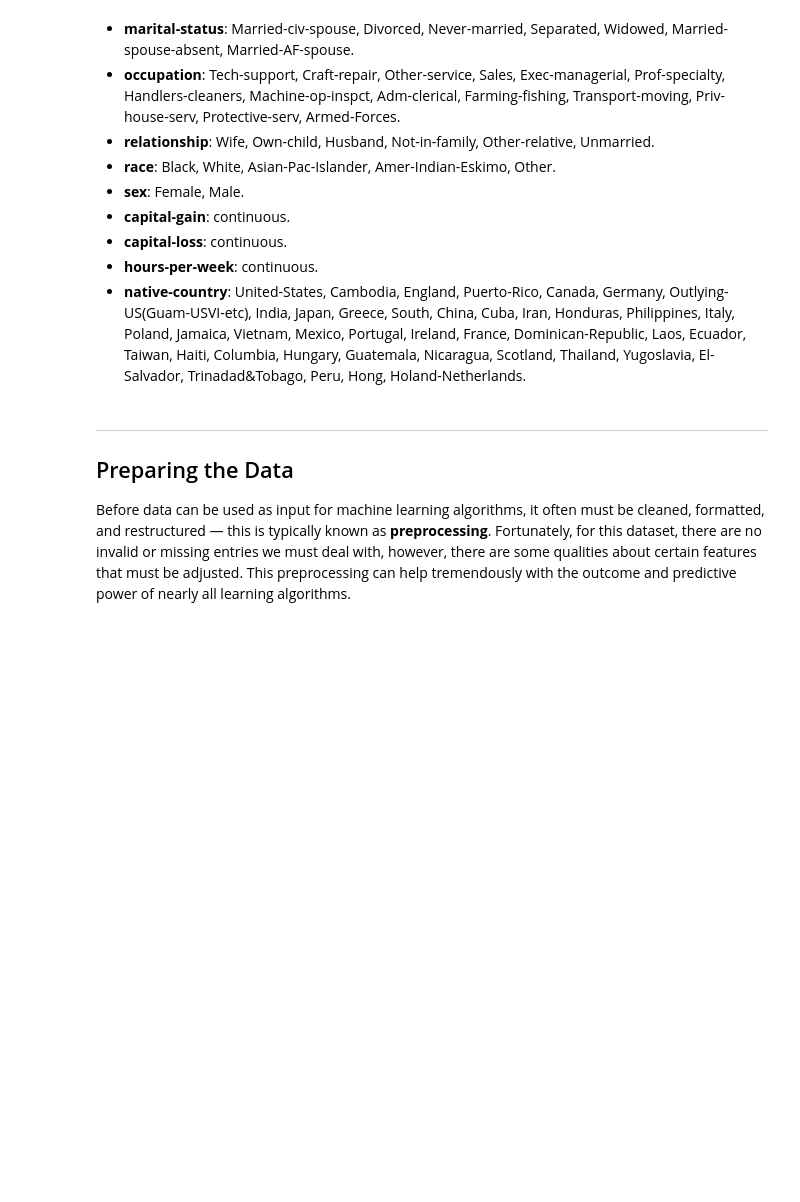
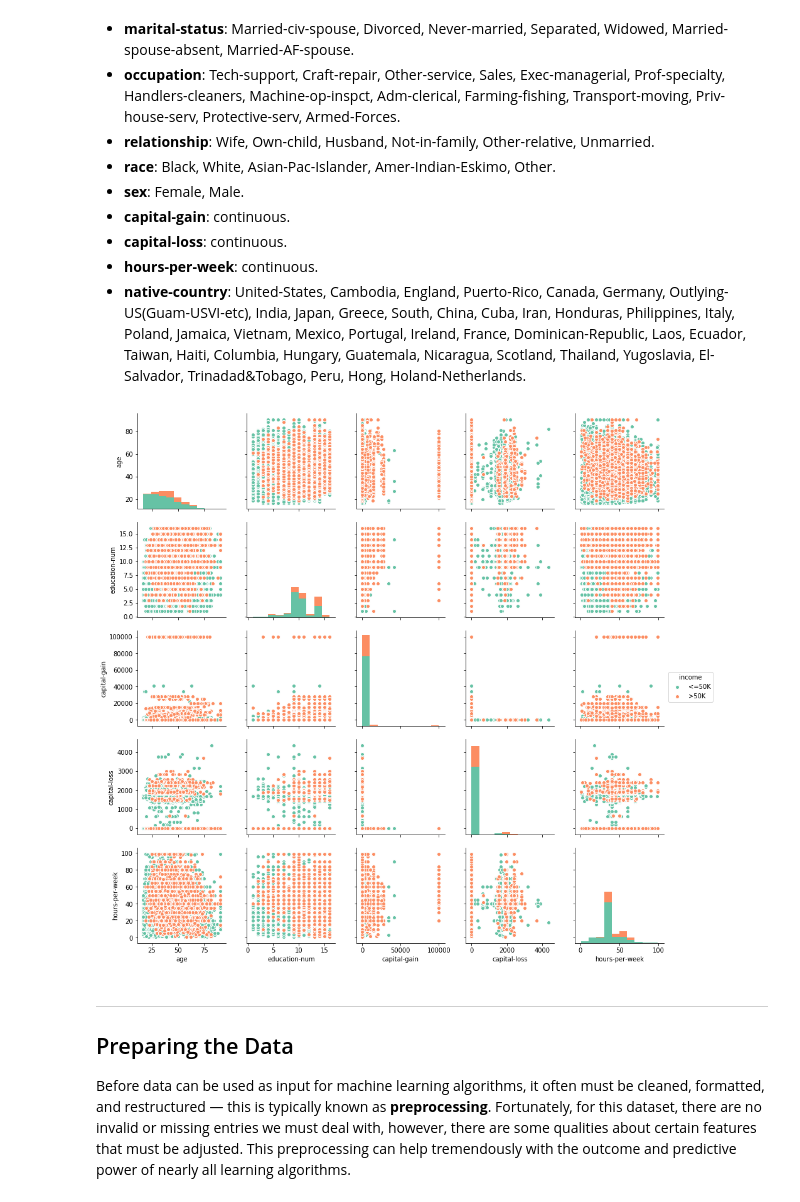
Before and after one commit to Twitborg2000/finding_donors, a Jupyter notebook: finding_donors.ipynb, the cells around one changed output. Drawn from its saved outputs; the diff is of its cells as text; code cells hidden in the pictures; blank space fills up the shorter version.

```diff
--- a/finding_donors.ipynb
+++ b/finding_donors.ipynb
@@ -87,6 +87,14 @@ Percentage of individuals making more than $50,000: 24.78%
 * **capital-loss**: continuous.
 * **hours-per-week**: continuous.
 * **native-country**: United-States, Cambodia, England, Puerto-Rico, Canada, Germany, Outlying-US(Guam-USVI-etc), India, Japan, Greece, South, China, Cuba, Iran, Honduras, Philippines, Italy, Poland, Jamaica, Vietnam, Mexico, Portugal, Ireland, France, Dominican-Republic, Laos, Ecuador, Taiwan, Haiti, Columbia, Hungary, Guatemala, Nicaragua, Scotland, Thailand, Yugoslavia, El-Salvador, Trinadad&Tobago, Peru, Hong, Holand-Netherlands.
+# %%
+#Descriptive overview of the data:
+import seaborn as sns
+
+
+sns.pairplot(data, palette='Set2', hue='income');
+# %% [output]
+[figure, added]
 # %% [markdown]
 ----
 ## Preparing the Data
```
Also changed, not shown: parts of 3 cells of this notebook, 1 other file.
